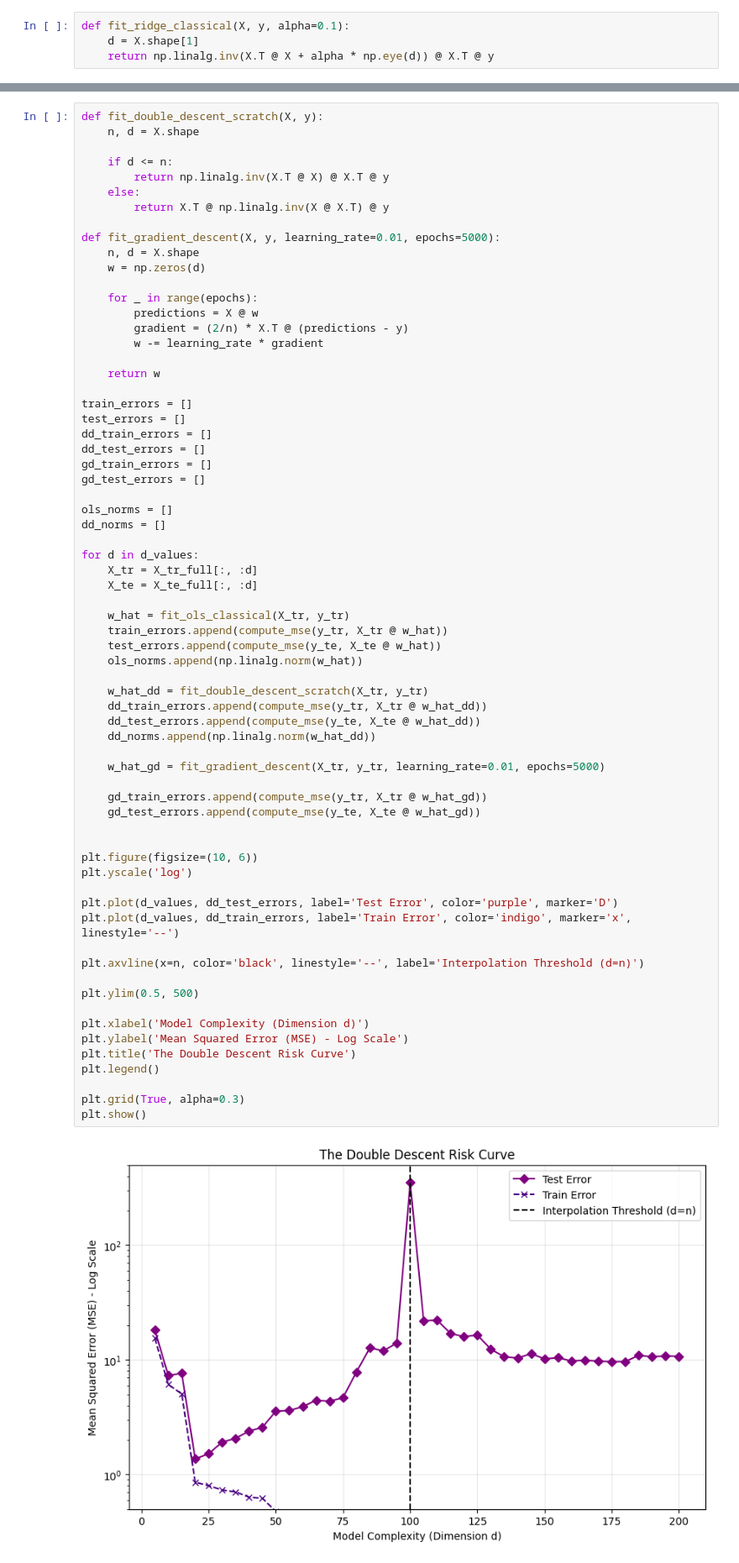
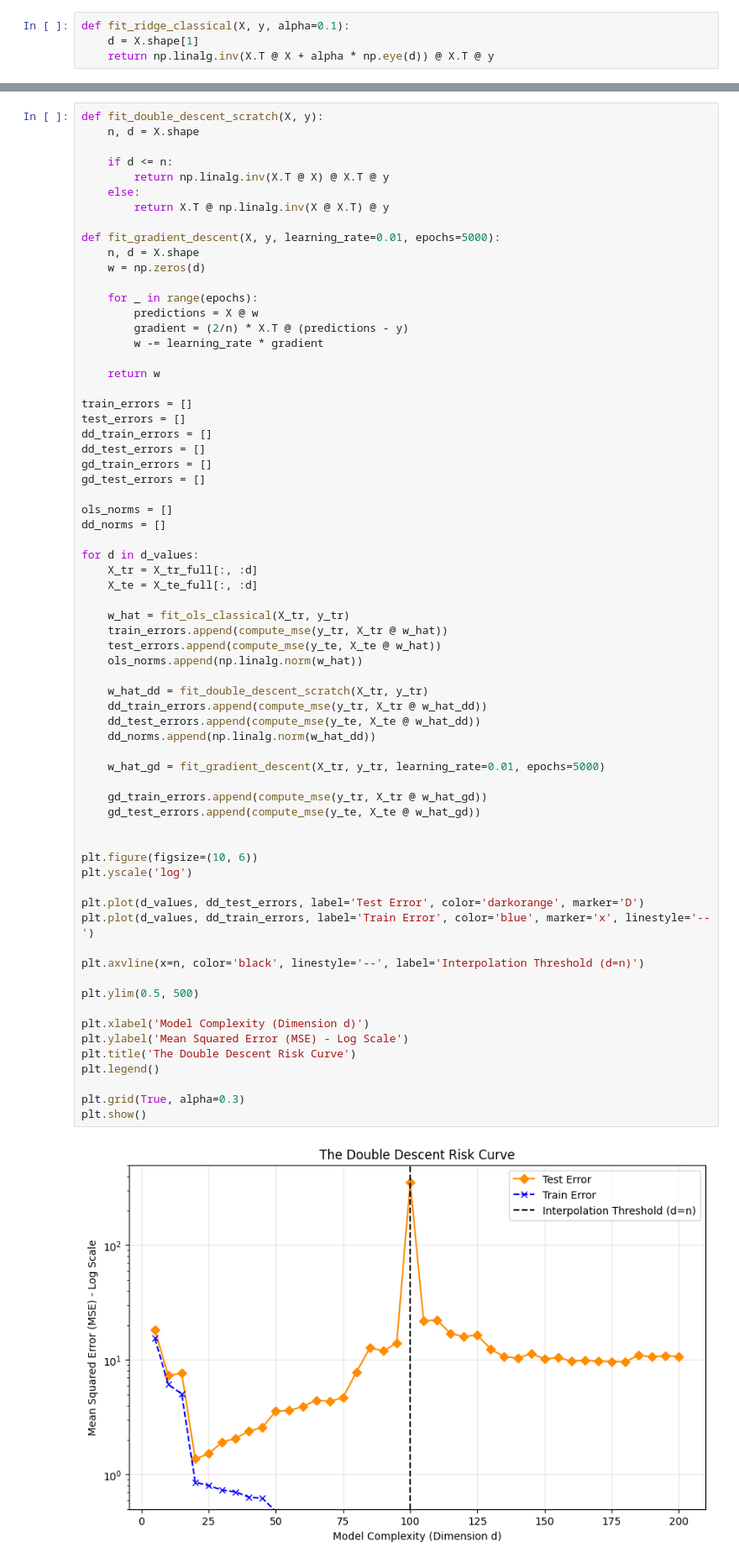
Before and after one commit to comitanigiacomo/double-descent-analysis, a Jupyter notebook: notebooks/double_descent_analysis.ipynb, the cells around one changed output, grey strips where cells are left out. Shown at 84% size. Saved outputs shown, nothing was run; the diff lists cells and outputs as text.

```diff
--- a/notebooks/double_descent_analysis.ipynb
+++ b/notebooks/double_descent_analysis.ipynb
@@ -175,36 +175,36 @@ for d in d_values:
     test_errors.append(compute_mse(y_te, X_te @ w_hat))
     ols_norms.append(np.linalg.norm(w_hat))
 
     w_hat_dd = fit_double_descent_scratch(X_tr, y_tr)
     dd_train_errors.append(compute_mse(y_tr, X_tr @ w_hat_dd))
     dd_test_errors.append(compute_mse(y_te, X_te @ w_hat_dd))
     dd_norms.append(np.linalg.norm(w_hat_dd))
 
     w_hat_gd = fit_gradient_descent(X_tr, y_tr, learning_rate=0.01, epochs=5000)
 
     gd_train_errors.append(compute_mse(y_tr, X_tr @ w_hat_gd))
     gd_test_errors.append(compute_mse(y_te, X_te @ w_hat_gd))
 
 
 plt.figure(figsize=(10, 6))
 plt.yscale('log')
 
-plt.plot(d_values, dd_test_errors, label='Test Error', color='purple', marker='D')
-plt.plot(d_values, dd_train_errors, label='Train Error', color='indigo', marker='x', linestyle='--')
+plt.plot(d_values, dd_test_errors, label='Test Error', color='darkorange', marker='D')
+plt.plot(d_values, dd_train_errors, label='Train Error', color='blue', marker='x', linestyle='--')
 
 plt.axvline(x=n, color='black', linestyle='--', label='Interpolation Threshold (d=n)')
 
 plt.ylim(0.5, 500)
 
 plt.xlabel('Model Complexity (Dimension d)')
 plt.ylabel('Mean Squared Error (MSE) - Log Scale')
 plt.title('The Double Descent Risk Curve')
 plt.legend()
 
 plt.grid(True, alpha=0.3)
 plt.show()
 # %% [output]
-[figure, old version]
+[figure, new version]
 # %%
 plt.figure(figsize=(10, 6))
 plt.yscale('log')
```
Also changed, not shown: parts of 5 cells of this notebook.
